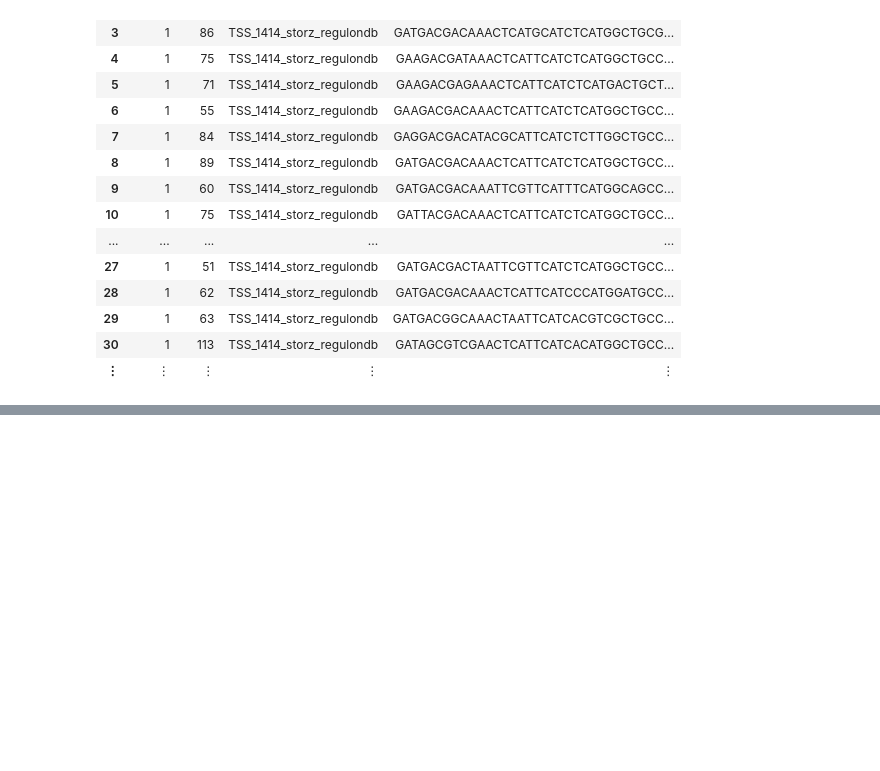
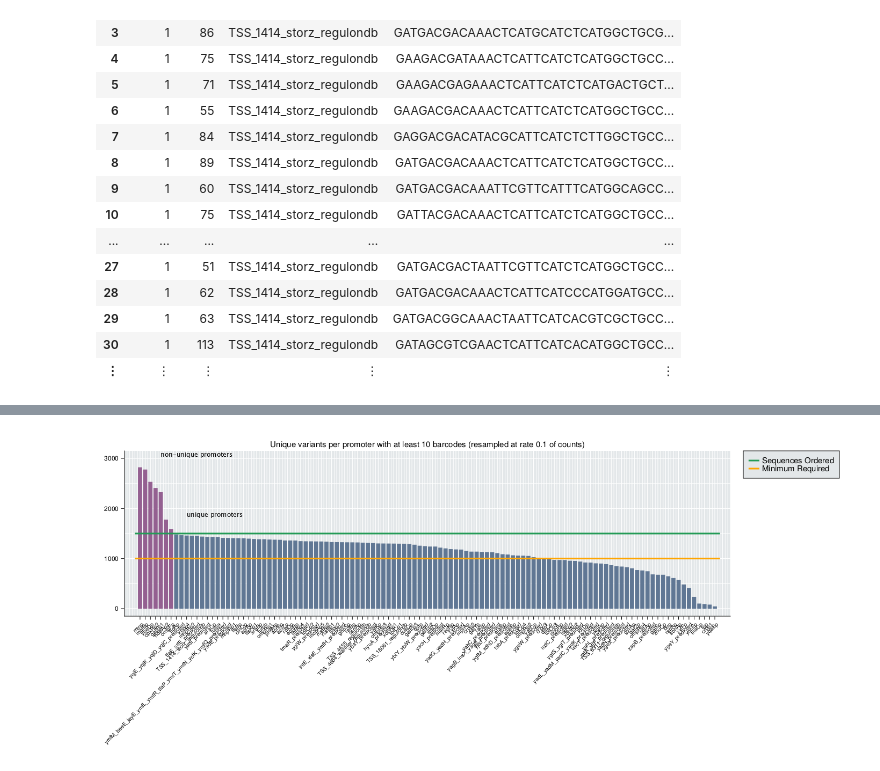
Before and after one commit to RPGroup-PBoC/Reg-Seq-2, a Jupyter notebook: code/processing/20220514_mapping/mapping_aligned_promoters.ipynb, the cells around one changed output, grey strips where cells are left out. Cells and saved outputs as stored; diff of their text form; code cells hidden in the pictures; blank space fills up the shorter version.

```diff
--- a/code/processing/20220514_mapping/mapping_aligned_promoters.ipynb
+++ b/code/processing/20220514_mapping/mapping_aligned_promoters.ipynb
@@ -213,0 +310,14 @@ df_unique
+# %%
+new_counts = 1/10
+
+weights = Weights(df.count)
+resample = sample(1:nrow(df), weights, Int(floor(sum(df.count)*new_counts))) |> sort
+new_counts = countmap(resample)
+
+
+df_resample = copy(df)
+insertcols!(df_resample, 1 ,:re_count => 0)
+for key in collect(keys(new_counts))
+    df_resample[key, :re_count] = new_counts[key]
+end
+df_resample =  df_resample[df_resample.re_count .> 2, :]
@@ -213,0 +344,6 @@ df_unique
+# %%
+# Count unique barcodes per promoter variant
+df_bc_re = combine(groupby(df_resample, [:promoter, :name]), nrow)[:, [:nrow, :name, :promoter]]
+
+# Filter at 10 barcodes per variant
+insertcols!(df_bc_re, 1, :thresh => map(x -> x > 9, df_bc_re.nrow))
@@ -213,0 +370,59 @@ df_unique
+# %%
+# Only keep variants that pass threshold
+df_thresh_re = df_bc_re[df_bc_re.thresh .== 1, :]
+
+# function to count unique entries
+num_unique(x) = length(unique(x))
+
+# Count unique variants per promoter
+df_unique_re = combine(groupby(df_thresh_re, :name), :promoter => num_unique)
+
+# Sort by number of variants
+sort!(df_unique_re, :promoter_num_unique, rev=true)
+
+# Remove empty ones
+df_unique_re = df_unique_re[map(x -> x ∉  ["galEp", "ybeDp2"], df_unique_re.name), :]
+
+# Initate figure
+fig = Figure(resolution=(1400, 600))
+ax = Axis(fig[1,1])
+
+# Color promotes that have two versions
+color = map(x -> x in ["mglBp", "hdeAp2", "mtnp", "ybeDp", "cpxRp2", "galEp1", "ompFp"], df_unique_re.name)
+
+# Plot counts
+barplot!(
+    ax,
+    1:nrow(df_unique_re),
+    df_unique_re.promoter_num_unique,
+    color=color,
+    colormap=[
+        "#607794",
+        "#946091"
+        ]
+)
+
+# =Label plot
+ax.xticks = (1:nrow(df_unique_re), df_unique_re.name)
+ax.xticklabelrotation = pi/4
+ax.yticklabelsize = 12
+ax.title = "Unique variants per promoter with at least 10 barcodes (resampled at rate 0.1 of counts)"
+ax.titlesize=15
+xlims!(-2, nrow(df_unique_re)+3)
+
+maxi = lines!(ax, [0, nrow(df_unique_re)+1], [1500, 1500], color="#239b56", linewidth=3)
+mini = lines!(ax, [0, nrow(df_unique_re)+1], [1000, 1000], color="orange", linewidth=3)
+Legend(
+    fig[1, 2],
+    [maxi, mini],
+    ["Sequences Ordered", "Minimum Required"],
+    valign = :top,
+    labelsize=15
+)
+
+text!(ax, "non-unique promoters", position=(5, 3000), textsize=12, font="Lucida Sans")
+text!(ax, "unique promoters", position=(10, 1800), textsize=12, font="Lucida Sans")
+save("../../../figures/unique_bc_prom_0_1.pdf", fig)
+display(fig)
+# %% [output]
+[figure, added]
```
Also changed, not shown: parts of 22 cells of this notebook, 4 other files.
